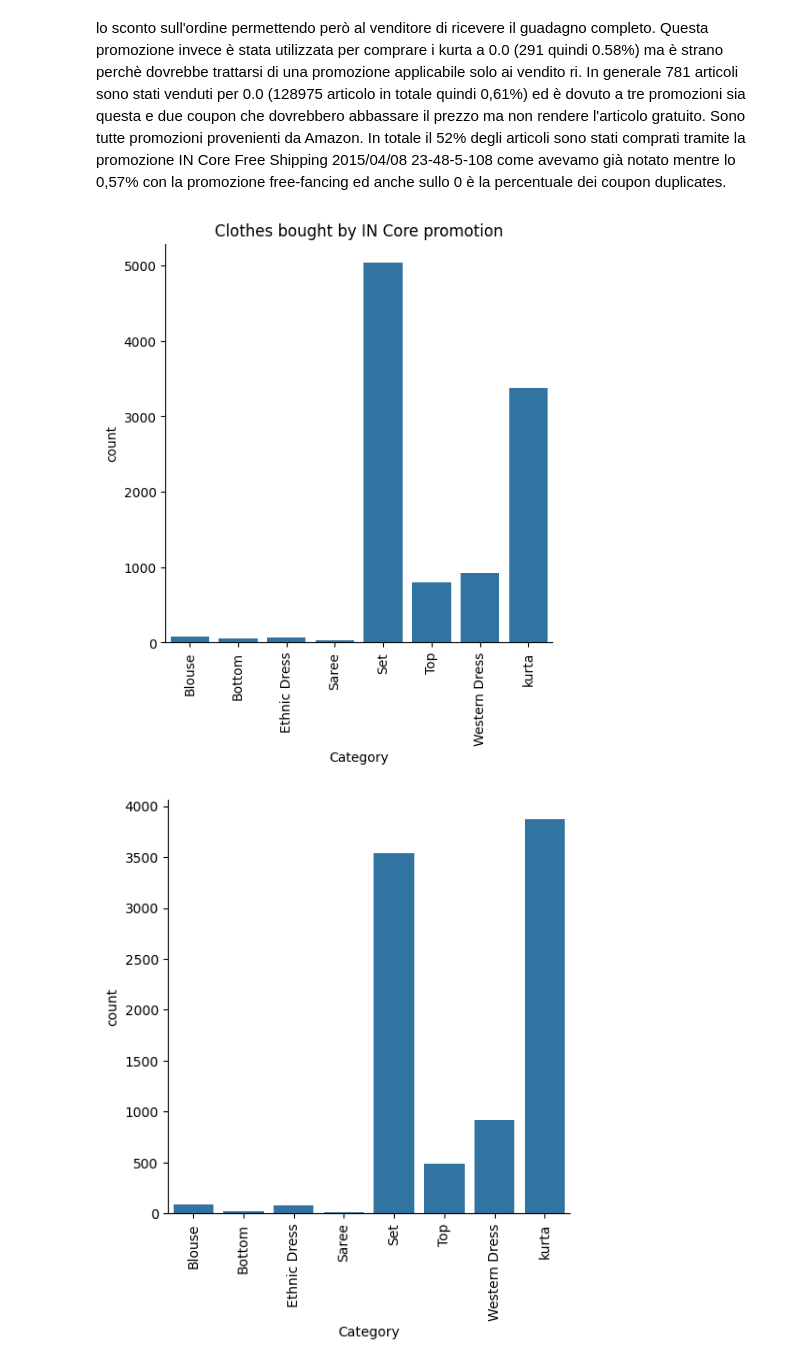
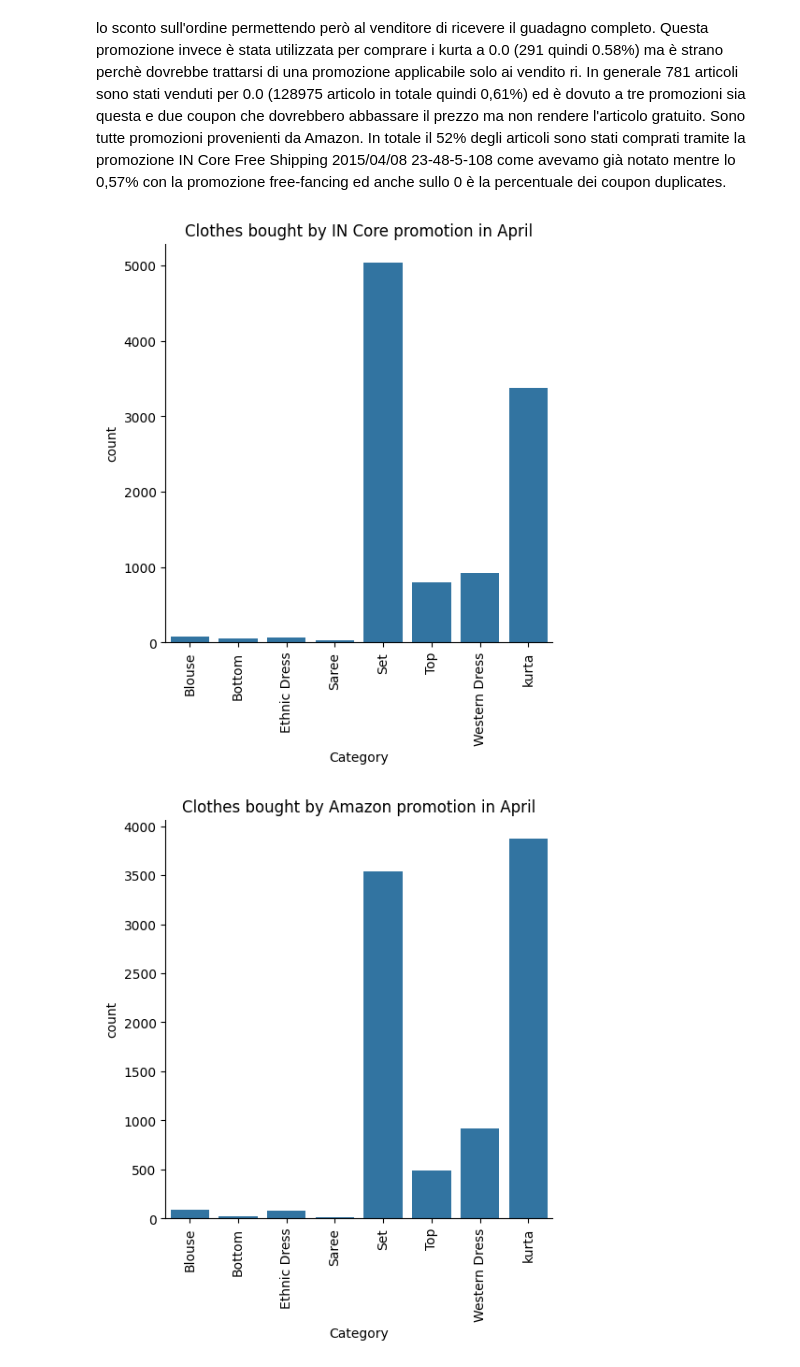
Before and after one commit to glo-code/ecommerce-analysis, a Jupyter notebook: ecommerce_analysis.ipynb, the cells around one changed output. Saved outputs shown, nothing was run; the diff lists cells and outputs as text; code cells hidden in the pictures.

```diff
--- a/ecommerce_analysis.ipynb
+++ b/ecommerce_analysis.ipynb
@@ -318,35 +318,38 @@ come avevamo già notato mentre lo 0,57% con la promozione free-fancing ed anche
 # %%
 mask=vestiti_promo_2['promotion-ids'].str.contains('IN Core')
 in_core=vestiti_promo_2[['promotion-ids','count','Category','months']][mask==True]
 coupon=vestiti_promo_2[['promotion-ids','count','Category','months']][mask==False]
 coupon=coupon[['promotion-ids','count','Category','months']][coupon['promotion-ids'].str.contains('Amazon')==False]
 
-incore=in_core.groupby('Category')[['count','promotion-ids']].sum()
+incore=in_core.groupby(['Category','months'])[['count','promotion-ids']].sum()
 
-coupon=coupon.groupby(['Category','promotion-ids'])[['count']].sum()
+coupon=coupon.groupby(['Category','promotion-ids','months'])[['count']].sum()
 
 amazon=vestiti_promo_2['promotion-ids'].str.contains('Amazon')
 amazon_1=vestiti_promo_2[['promotion-ids','count','Category','months']][amazon==True]
-amazon_2=amazon_1.groupby('Category')[['count','promotion-ids']].sum()
+amazon_2=amazon_1.groupby(['Category','months'])[['count','promotion-ids']].sum()
 
 
 
 
 
 sns.catplot(incore,kind='bar',x='Category',y='count')
 plt.xticks(rotation=90)
-plt.title('Clothes bought by IN Core promotion')
+plt.title('Clothes bought by IN Core promotion in April')
 plt.show()
 sns.catplot(amazon_2,kind='bar',x='Category',y='count')
+plt.title('Clothes bought by Amazon promotion in April')
 plt.xticks(rotation=90)
 plt.show()
 sns.catplot(coupon,kind='bar',x='Category',y='count',hue='promotion-ids',aspect=2,height=10)
 plt.xticks(rotation=90)
-plt.title('Clothes bought by other promotion')
+plt.title('Clothes bought by other promotion in April')
 plt.show()
 
 coupon
+amazon_2
+incore
 # %% [output]
-[figure, old version]
+[figure, new version]
-[figure, old version]
+[figure, new version]
 [figure]
```
Also changed, not shown: parts of 1 cell of this notebook.
